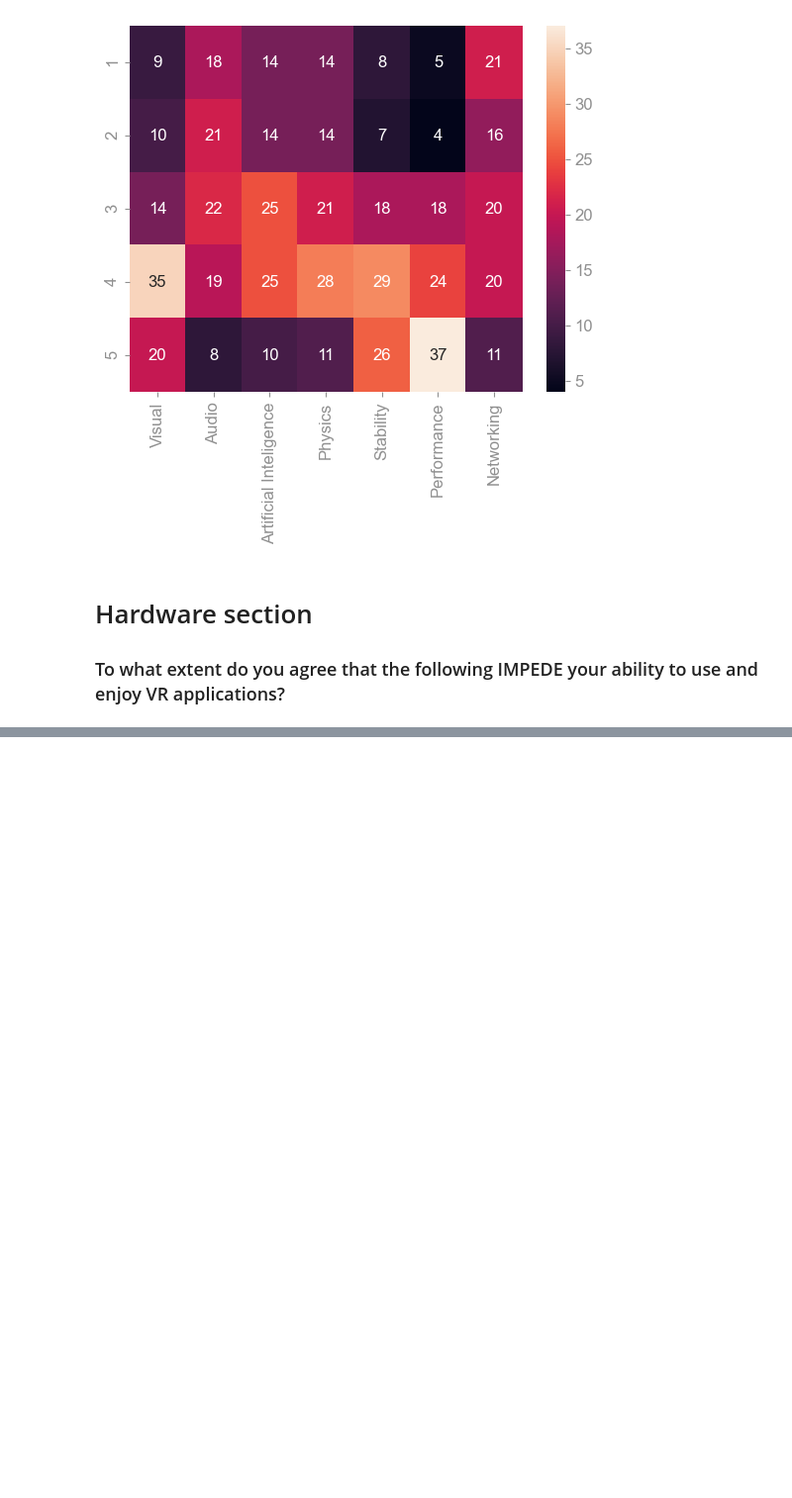
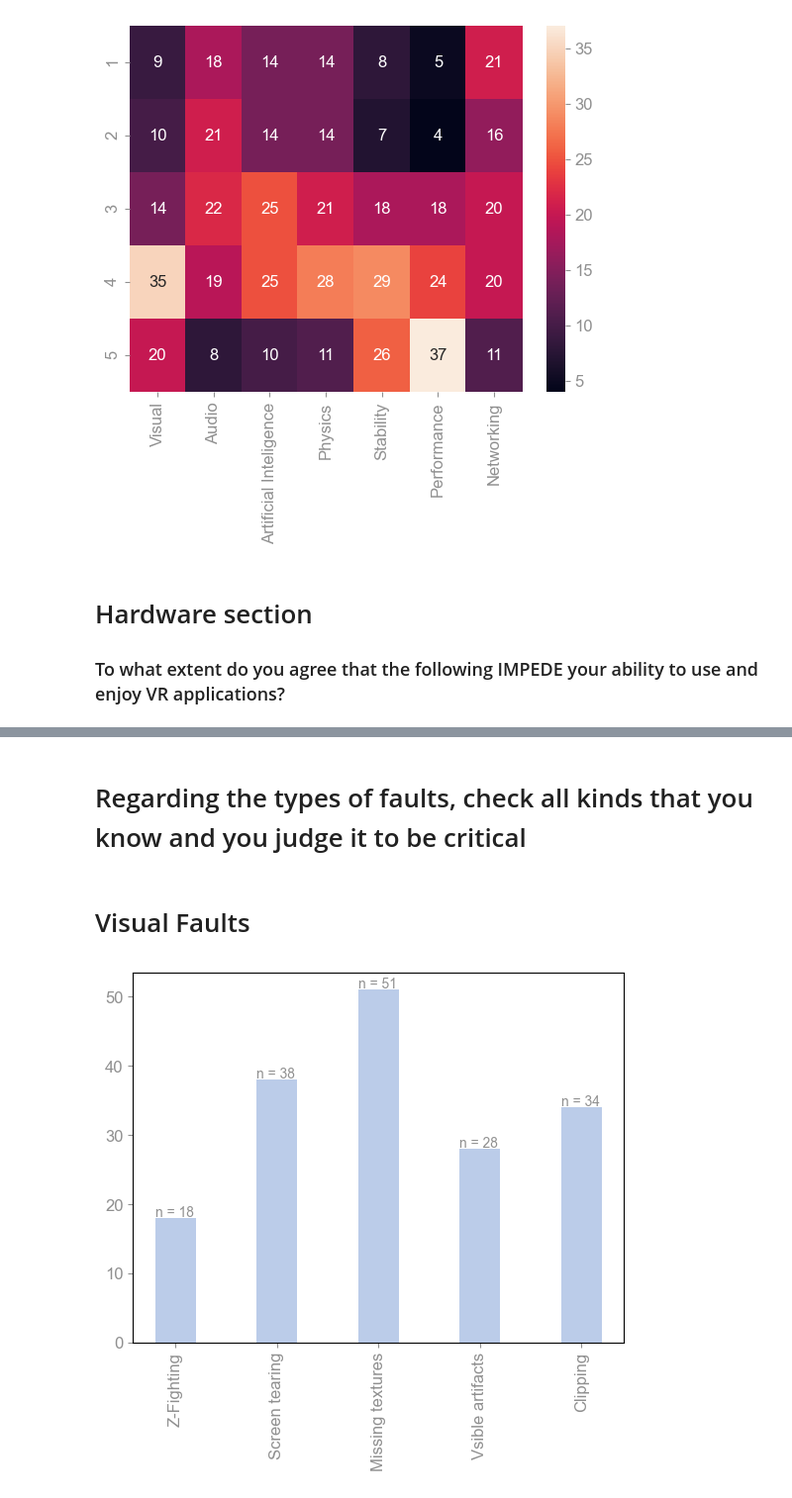
Before and after one commit to stevao-andrade/vr_survey, a Jupyter notebook: survey_charts.ipynb, the cells around one changed output, grey strips where cells are left out. Shown: that part at 99% size. Drawn from its saved outputs; the diff is of its cells as text; code cells hidden in the pictures; blank space fills up the shorter version.

```diff
--- a/survey_charts.ipynb
+++ b/survey_charts.ipynb
@@ -365,0 +376,2 @@ KeyError: 'impeditive-peripherals'
+# %% [markdown]
+# Regarding the types of faults, check all kinds that you know and you judge it to be critical
@@ -365,0 +424,9 @@ KeyError: 'impeditive-peripherals'
+# %% [markdown]
+# Visual Faults
+# %%
+visual_faults_df = pd.DataFrame(results['faults-visual
+'])
+
+plot_bar_using_df(visual_faults_df)
+# %% [output]
+[figure, added]
```
Also changed, not shown: parts of 18 cells of this notebook, 8 other files.
